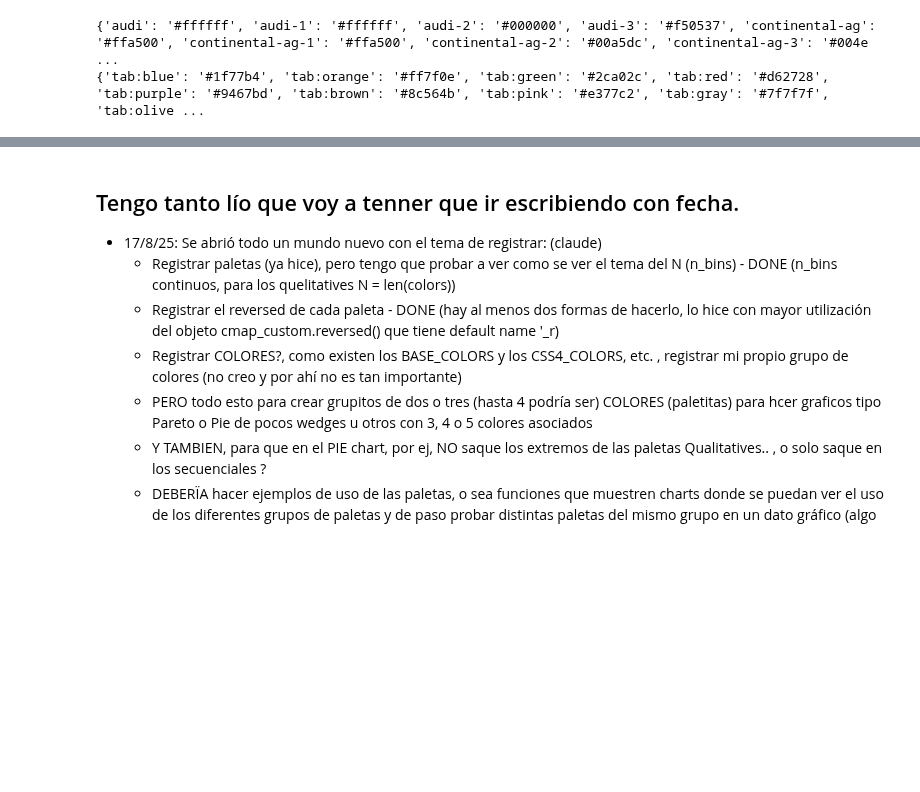
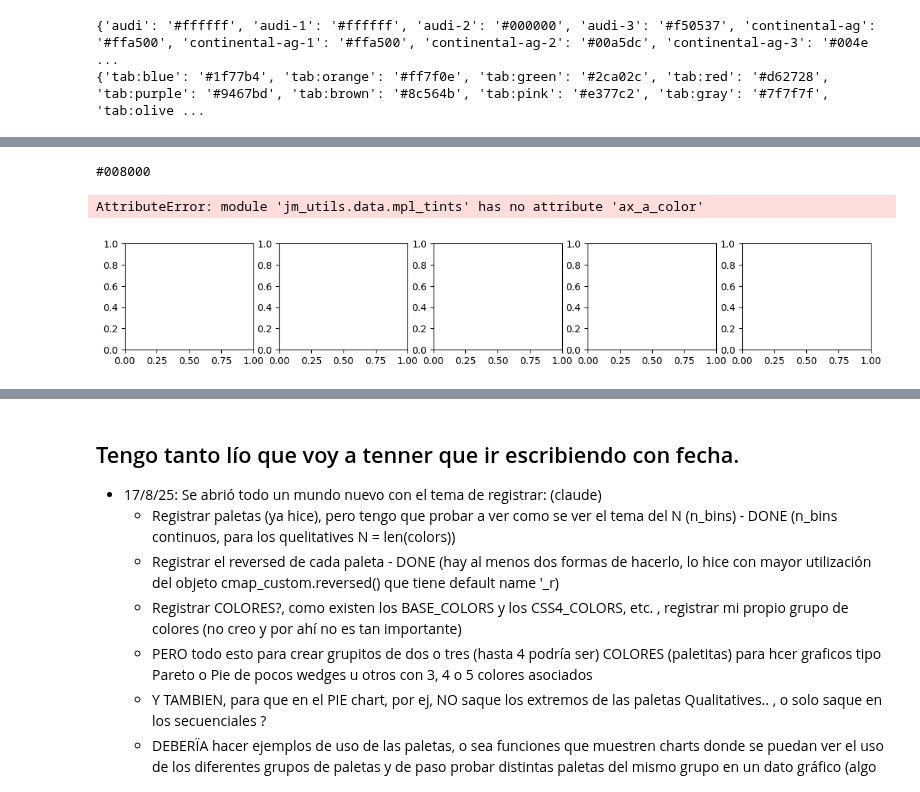
Before and after one commit to jmonti-gh/jm_utils, a Jupyter notebook: dev/mpl_colors.ipynb, the cells around one changed output, grey strips where cells are left out. Saved outputs shown, nothing was run; the diff lists cells and outputs as text; code cells hidden in the pictures; blank space fills up the shorter version.

```diff
--- a/dev/mpl_colors.ipynb
+++ b/dev/mpl_colors.ipynb
@@ -204,3 +216,23 @@ mpl_tints.get_hex_color("rolls-royce-3")
+# %%
+mcolors.BASE_COLORS['g']
+hg = mcolors.rgb2hex('g')
+print(hg)
+
+# mpl_tints.plot_a_color_name('g')
+# mpl_tints.plot_a_color_name(hg)
+
+fig, axs = plt.subplots(1, 5, figsize=(14, 2))
+mpl_tints.ax_a_color(axs[0], 'g')
+mpl_tints.ax_a_color(axs[1], hg)
+mpl_tints.ax_a_color(axs[2], '365 DataScience')
+mpl_tints.ax_a_color(axs[3], 'python')
+# mpl_tints.ax_a_color_name(axs[4], (0.75, 0.75, 0))
+mpl_tints.ax_a_color(axs[4], (0, 0, 0))
+# mpl_tints.ax_a_color_name(axs[4], 'y')
+# %% [output]
+#008000
+AttributeError: module 'jm_utils.data.mpl_tints' has no attribute 'ax_a_color'
+[figure, added]
 # %%
 ## probemos suma de dicts
 d1 = {1: 10, 2: 20, 3: 30}
```
Also changed, not shown: parts of 7 cells of this notebook, 1 other file.
